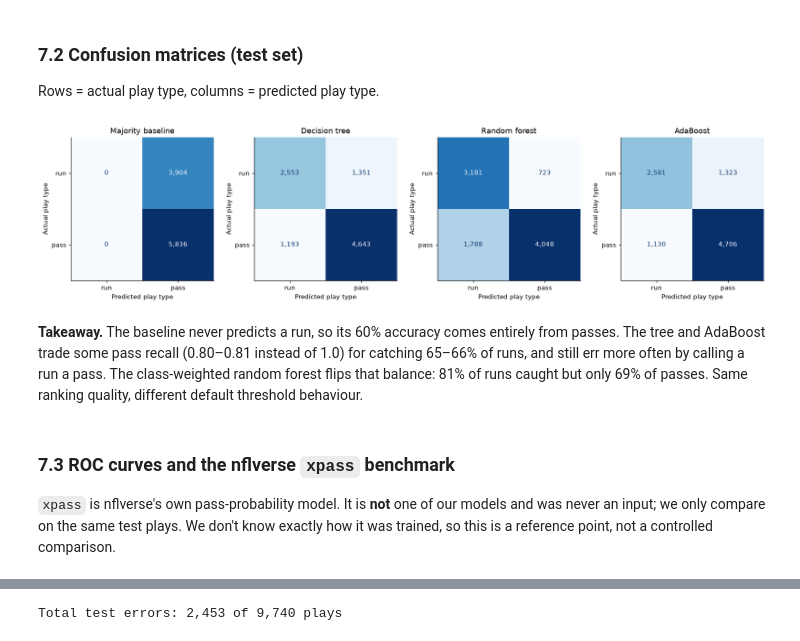
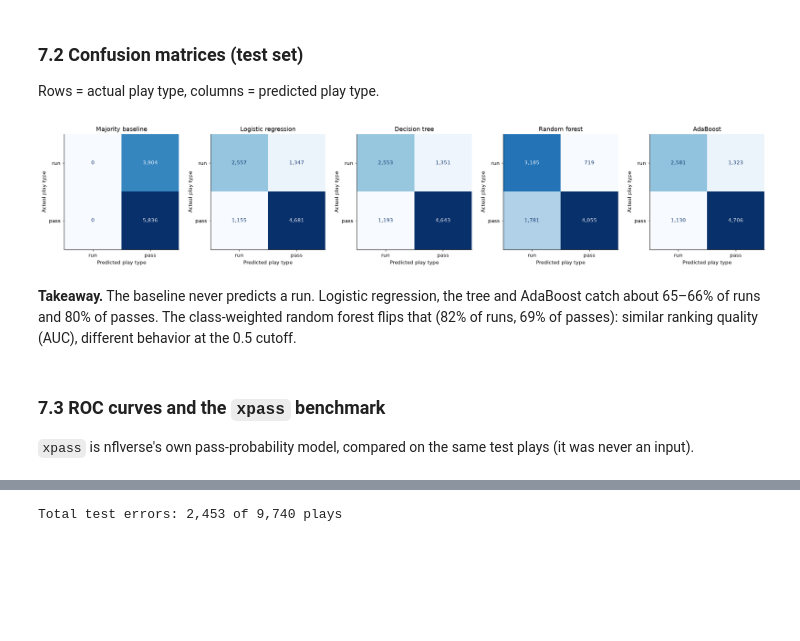
Before and after one commit to amogh240/ML-Project, a Jupyter notebook: nfl_pass_prediction.ipynb, the cells around one changed output, grey strips where cells are left out. Cells and saved outputs as stored; diff of their text form; code cells hidden in the pictures; blank space fills up the shorter version.

```diff
--- a/nfl_pass_prediction.ipynb
+++ b/nfl_pass_prediction.ipynb
@@ -1205,12 +1080,12 @@ All numbers are **cross-validation** scores on the training weeks. The model wit
 # %%
 cv_df = pd.DataFrame(cv_table).T
 cv_df["AUC gain from tuning"] = np.nan
-for name in ["Decision tree", "Random forest", "AdaBoost"]:
+for name in ["Logistic regression", "Decision tree", "Random forest", "AdaBoost"]:
     cv_df.loc[f"{name} (tuned)", "AUC gain from tuning"] = (cv_df.loc[f"{name} (tuned)", "CV ROC-AUC"]
                                                            - cv_df.loc[f"{name} (default)", "CV ROC-AUC"])
 display(cv_df.round(4))
 
-searches = {"Decision tree": dt_search, "Random forest": rf_search, "AdaBoost": ada_search}
+searches = {"Logistic regression": lr_search, "Decision tree": dt_search, "Random forest": rf_search, "AdaBoost": ada_search}
 best_name = max(searches, key=lambda n: searches[n].best_score_)
 best_search = searches[best_name]
 print(f"Selected model (highest CV ROC-AUC): {best_name}  ->  {best_search.best_score_:.4f}")
@@ -1238,18 +1110,14 @@ These are CV scores only; feature sets are not compared on the test set. The set
 # %%
 from sklearn.base import clone
 
-SEQ = ["drive_play_number", "team_prior_pass_rate"]
-ablation_sets = dict(FEATURE_SETS)
-ablation_sets["C without sequence/tendency"] = ([c for c in NUM_FEATURES if c not in SEQ],
-                                                [c for c in CAT_FEATURES if c != "prev_play"])
-ablation_sets["C + wp"] = (NUM_FEATURES + ["wp"], CAT_FEATURES)
-
-best_model = best_search.best_estimator_["model"]
+ablation_models = {"Logistic regression": (lr_search.best_estimator_["model"], True),
+                   best_name: (best_search.best_estimator_["model"], False)}
 ablation = {}
-for name, (num, cat) in ablation_sets.items():
-    pipe = make_pipeline(clone(best_model), num, cat)
-    ablation[name] = {"n input columns": len(num) + len(cat), **cv_summary(pipe, X=train[num + cat])}
+for set_name, (num, cat) in FEATURE_SETS.items():
+    ablation[set_name] = {"n input columns": len(num) + len(cat)}
+    for model_name, (model, scale) in ablation_models.items():
+        pipe = make_pipeline(clone(model), num, cat, scale=scale)
+        ablation[set_name][f"{model_name} CV AUC"] = cv_summary(pipe, X=train[num + cat])["CV ROC-AUC"]
 ablation_df = pd.DataFrame(ablation).T
-ablation_df["Δ CV AUC vs. A"] = ablation_df["CV ROC-AUC"] - ablation_df.loc["A: game situation", "CV ROC-AUC"]
 ablation_df.round(4)
 # %% [output]
@@ -1272,5 +1135,5 @@ Each tuned model is refit on all of weeks 1–14 and evaluated **once** on weeks
 # %%
-final_models = {"Decision tree": dt_search.best_estimator_, "Random forest": rf_search.best_estimator_,
+final_models = {"Logistic regression": lr_search.best_estimator_, "Decision tree": dt_search.best_estimator_, "Random forest": rf_search.best_estimator_,
                 "AdaBoost": ada_search.best_estimator_}
 
 test_proba = {"Majority baseline": majority.predict_proba(X_test)[:, 1],
@@ -1292,7 +1155,8 @@ def test_metrics(y_true, proba, threshold=0.5) -> dict:
 
 results = pd.DataFrame({name: test_metrics(y_test, p) for name, p in test_proba.items()}).T
 results["Δ accuracy vs. majority (pp)"] = 100 * (results["accuracy"] - results.loc["Majority baseline", "accuracy"])
-cv_col = {"Majority baseline": "Majority baseline", "Shotgun rule": "Shotgun rule", "Decision tree": "Decision tree (tuned)",
+cv_col = {"Majority baseline": "Majority baseline", "Shotgun rule": "Shotgun rule",
+          "Logistic regression": "Logistic regression (tuned)", "Decision tree": "Decision tree (tuned)",
           "Random forest": "Random forest (tuned)", "AdaBoost": "AdaBoost (tuned)"}
 results.insert(0, "CV ROC-AUC (train weeks)", [cv_df.loc[cv_col[n], "CV ROC-AUC"] for n in results.index])
 results.round(4)
@@ -1308,13 +1172,0 @@ results.round(4)
-# %%
-fig, axes = plt.subplots(1, 2, figsize=(12, 4))
-names = results.index.tolist()
-colors = [NEUTRAL, NEUTRAL] + SERIES_COLORS[:3]
-for ax, metric, floor in [(axes[0], "accuracy", 0.4), (axes[1], "ROC-AUC", 0.4)]:
-    ax.bar(names, results[metric], color=colors, width=0.6)
-    for i, v in enumerate(results[metric]):
-        ax.text(i, v, f"{v:.3f}", ha="center", va="bottom", fontsize=8)
-    ax.axhline(results.loc["Majority baseline", metric], color=NEUTRAL, ls="--", lw=1)
-    ax.set(title=f"Test-set {metric} (weeks 15-18 + playoffs)", ylabel=metric, ylim=(floor, 1))
-    ax.tick_params(axis="x", rotation=20)
-plt.tight_layout()
-plt.show()
@@ -1324,23 +1174,23 @@ plt.show()
 ### 7.2 Confusion matrices (test set)
 Rows = actual play type, columns = predicted play type.
 # %%
-cm_models = ["Majority baseline", "Decision tree", "Random forest", "AdaBoost"]
-fig, axes = plt.subplots(1, 4, figsize=(16, 3.8))
+cm_models = ["Majority baseline", "Logistic regression", "Decision tree", "Random forest", "AdaBoost"]
+fig, axes = plt.subplots(1, 5, figsize=(20, 3.8))
 for ax, name in zip(axes, cm_models):
     pred = (test_proba[name] >= 0.5).astype(int)
     ConfusionMatrixDisplay(confusion_matrix(y_test, pred, labels=[0, 1]), display_labels=["run", "pass"]).plot(
         ax=ax, cmap="Blues", colorbar=False, values_format=",")
     ax.set(title=name, xlabel="Predicted play type", ylabel="Actual play type")
     ax.grid(False)
 plt.tight_layout()
 plt.show()
 # %% [output]
-[figure, old version]
+[figure, new version]
 # %% [markdown]
-**Takeaway.** The baseline never predicts a run, so its 60% accuracy comes entirely from passes. The tree and AdaBoost trade some pass recall (0.80–0.81 instead of 1.0) for catching 65–66% of runs, and still err more often by calling a run a pass. The class-weighted random forest flips that balance: 81% of runs caught but only 69% of passes. Same ranking quality, different default threshold behaviour.
+**Takeaway.** The baseline never predicts a run. Logistic regression, the tree and AdaBoost catch about 65–66% of runs and 80% of passes. The class-weighted random forest flips that (82% of runs, 69% of passes): similar ranking quality (AUC), different behavior at the 0.5 cutoff.
 # %% [markdown]
-### 7.3 ROC curves and the nflverse `xpass` benchmark
-`xpass` is nflverse's own pass-probability model. It is **not** one of our models and was never an input; we only compare on the same test plays. We don't know exactly how it was trained, so this is a reference point, not a controlled comparison.
+### 7.3 ROC curves and the `xpass` benchmark
+`xpass` is nflverse's own pass-probability model, compared on the same test plays (it was never an input).
 # %%
 xpass_test = test["xpass"]
 assert xpass_test.notna().all(), "xpass missing on some test plays"
```
Also changed, not shown: parts of 115 cells of this notebook, 2 other files.
